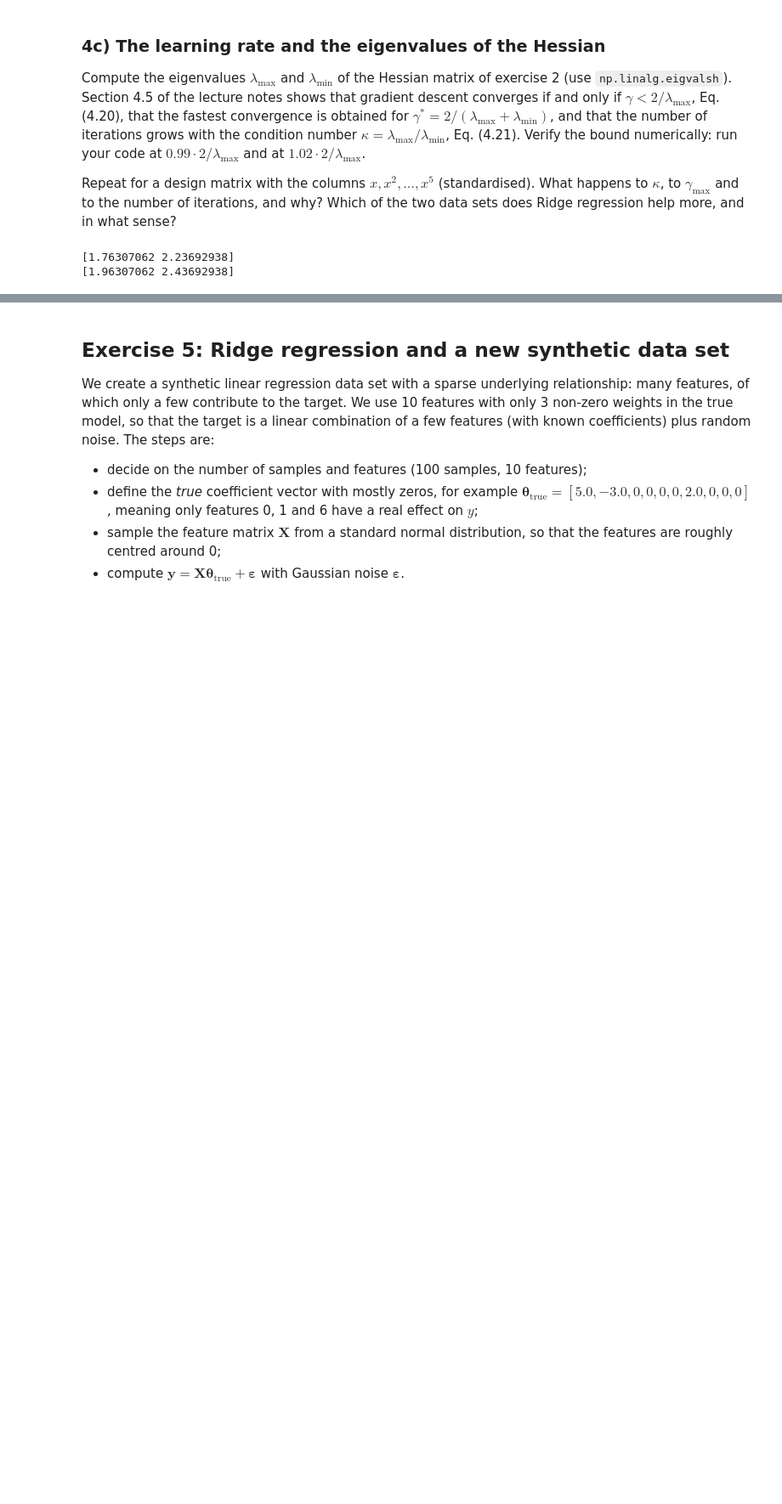
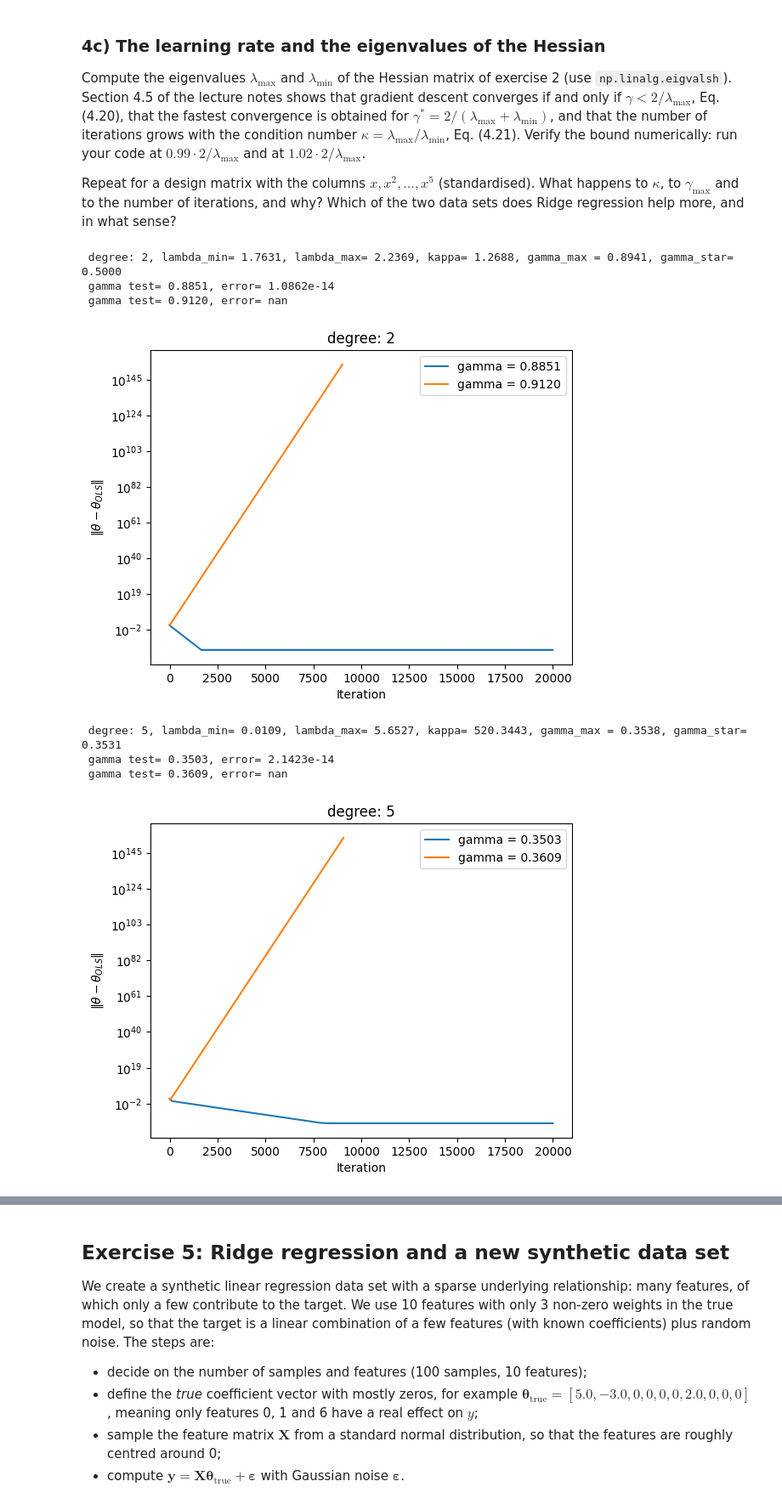
Before and after one commit to viktokr/FYS_STK4155-ukesoppgaver, a Jupyter notebook: W37_leahja.ipynb, the cells around one changed output, grey strips where cells are left out. Shown at 85% size. Cells and saved outputs as stored; diff of their text form; code cells hidden in the pictures; blank space fills up the shorter version.

```diff
--- a/W37_leahja.ipynb
+++ b/W37_leahja.ipynb
@@ -472,14 +472,58 @@ more, and in what sense?
 # %%
 def hessian_eigs(X, lam=0.0):
     """Eigenvalues of the Hessian (2/n) X^T X + 2 lambda I"""
     n = len(X)
     return np.linalg.eigvalsh((2.0 / n) * X.T @ X + 2.0 * lam * np.eye(X.shape[1]))
 
-Hessie_OLS = hessian_eigs(X_norm)
-Hessie_Ridge = hessian_eigs(X_norm, lam=0.1)
+def make_mats(x, degree):
+    Xd = np.column_stack([x**k for k in range(1, degree + 1)])
+    Xd_norm = (Xd - Xd.mean(axis=0)) / Xd.std(axis=0)
+    return Xd_norm
 
-print(Hessie_OLS)
-print(Hessie_Ridge)
+def gd_memory(X, y, gamma, lam=0.0, num_iters=20000):
+    theta = np.zeros(X.shape[1])
+    memory = [theta.copy()]
+    for t in range(num_iters):
+        grad = (2/len(y)) * X.T @ (X @ theta - y) + 2 * lam * theta
+        theta = theta - gamma * grad
+        memory.append(theta.copy())
+    return np.array(memory)
+
+
+for degree in (2, 5):
+    Xd = make_mats(x, degree)
+
+    eigs = hessian_eigs(Xd)
+    lambda_min, lambda_max = eigs[0], eigs[-1]
+
+    kappa = lambda_max / lambda_min
+    gamma_max = 2 / lambda_max
+    gamma_star = 2 / (lambda_max + lambda_min)
+
+    print(f' degree: {degree}, lambda_min= {lambda_min:.4f}, lambda_max= {lambda_max:.4f}, kappa= {kappa:.4f}, gamma_max = {gamma_max:.4f}, gamma_star= {gamma_star:.4f}')
+
+    gammas = [0.99 * gamma_max, 1.02 * gamma_max]
+    theta_cf = np.linalg.solve(Xd.T @ Xd, Xd.T @ y_centered)
+
+    for gamma in gammas:
+        memory = gd_memory(Xd, y_centered, gamma)
+        error = np.linalg.norm(memory - theta_cf, axis=1)
+
+        print(f' gamma test= {gamma:.4f}, error= {error[-1]:.4e}')
+
+        plt.semilogy(error, label=f'gamma = {gamma:.4f}')
+
+    plt.xlabel(f'Iteration')
+    plt.ylabel(r'$\|\theta - \theta_{OLS} \|$')
+    plt.title(f'degree: {degree}')
+    plt.legend()
+    plt.show()
 # %% [output]
-[1.76307062 2.23692938]
-[1.96307062 2.43692938]
+ degree: 2, lambda_min= 1.7631, lambda_max= 2.2369, kappa= 1.2688, gamma_max = 0.8941, gamma_star= 0.5000
+ gamma test= 0.8851, error= 1.0862e-14
+ gamma test= 0.9120, error= nan
+[figure, added]
+ degree: 5, lambda_min= 0.0109, lambda_max= 5.6527, kappa= 520.3443, gamma_max = 0.3538, gamma_star= 0.3531
+ gamma test= 0.3503, error= 2.1423e-14
+ gamma test= 0.3609, error= nan
+[figure, added]
```
Also changed, not shown: parts of 3 cells of this notebook.
